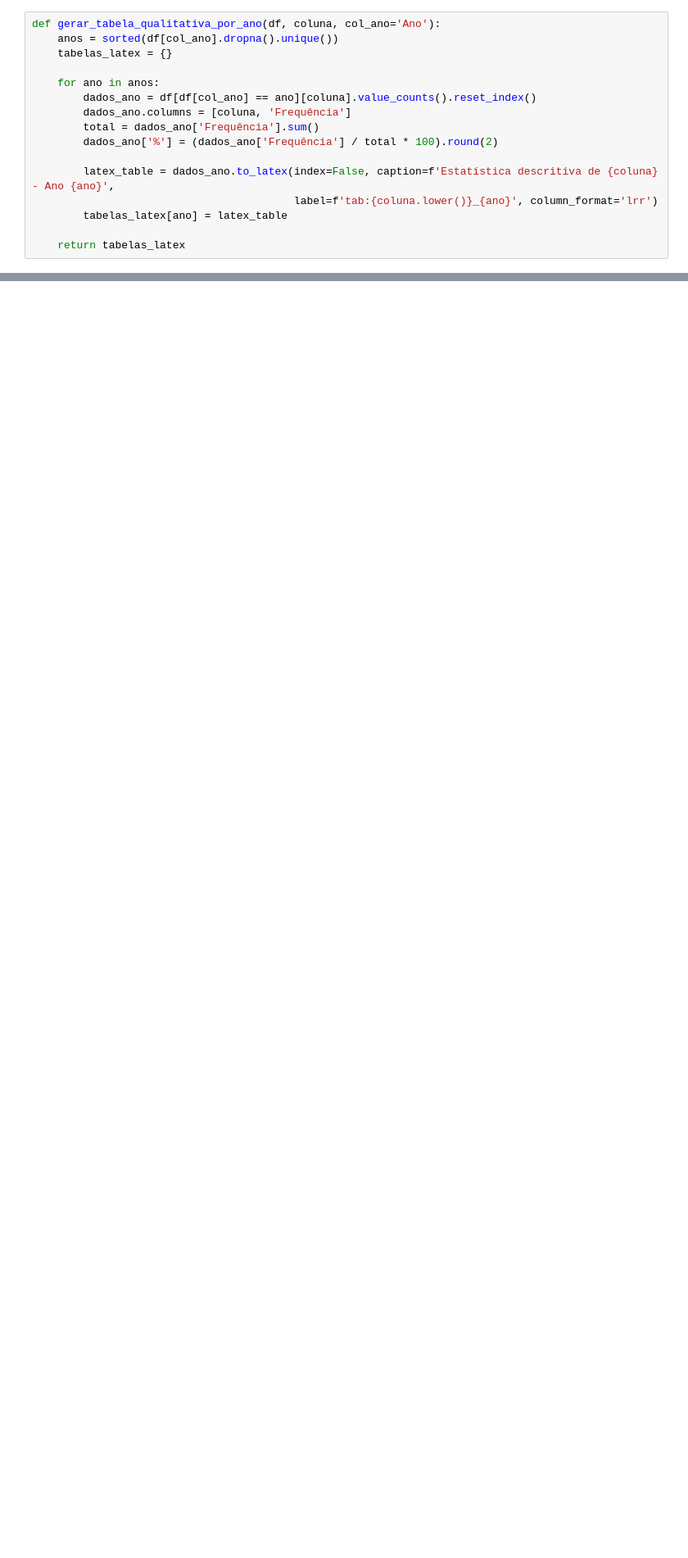
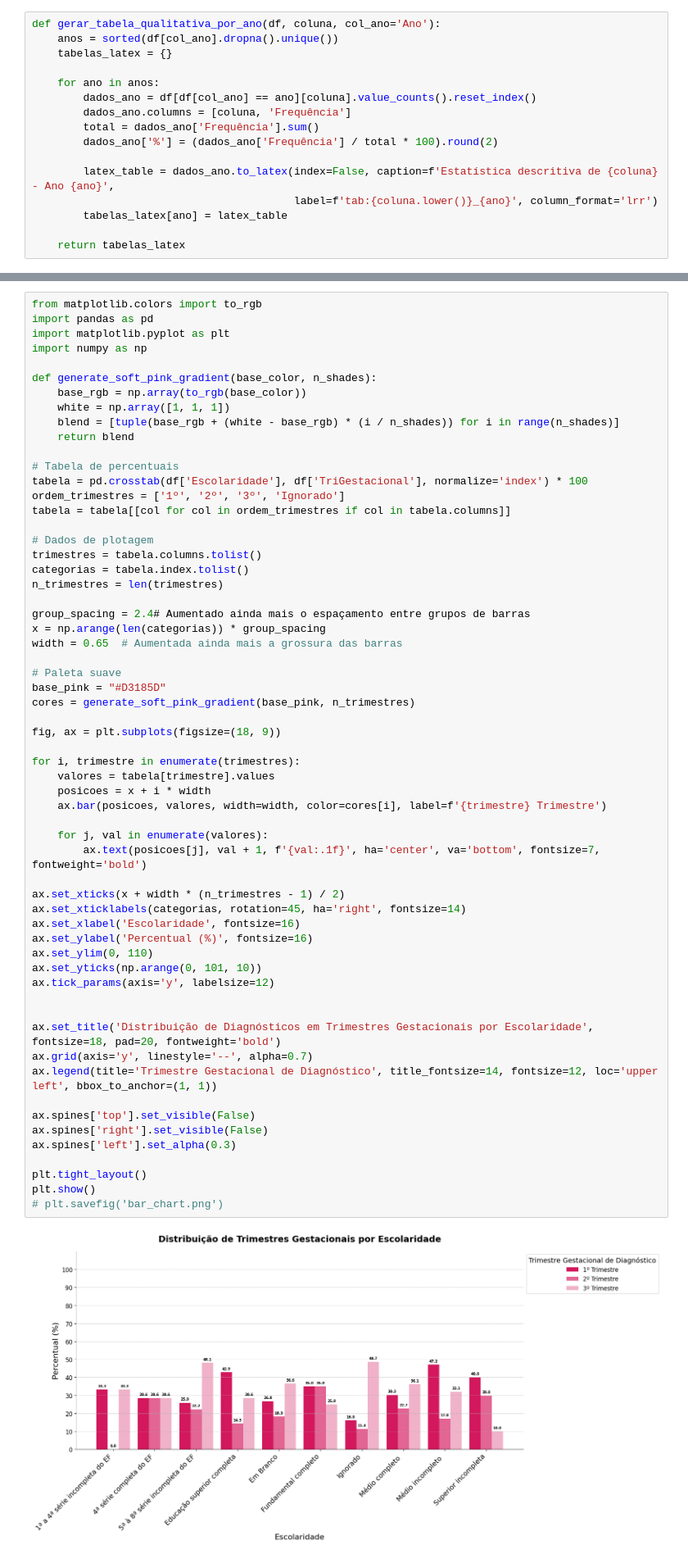
Before and after one commit to jAzz-hub/sifilis_data_analisys, a Jupyter notebook: Code/DataAnalisysDescritiva.ipynb, the cells around one changed output, grey strips where cells are left out. Shown at 82% size. Cells and saved outputs as stored; diff of their text form; blank space fills up the shorter version.

```diff
--- a/Code/DataAnalisysDescritiva.ipynb
+++ b/Code/DataAnalisysDescritiva.ipynb
@@ -726,0 +759,62 @@ KeyError: 'TRATPARC'
+# %%
+from matplotlib.colors import to_rgb
+import pandas as pd
+import matplotlib.pyplot as plt
+import numpy as np
+
+def generate_soft_pink_gradient(base_color, n_shades):
+    base_rgb = np.array(to_rgb(base_color))
+    white = np.array([1, 1, 1])
+    blend = [tuple(base_rgb + (white - base_rgb) * (i / n_shades)) for i in range(n_shades)]
+    return blend
+
+# Tabela de percentuais
+tabela = pd.crosstab(df['Escolaridade'], df['TriGestacional'], normalize='index') * 100
+ordem_trimestres = ['1º', '2º', '3º', 'Ignorado']
+tabela = tabela[[col for col in ordem_trimestres if col in tabela.columns]]
+
+# Dados de plotagem
+trimestres = tabela.columns.tolist()
+categorias = tabela.index.tolist()
+n_trimestres = len(trimestres)
+
+group_spacing = 2.4# Aumentado ainda mais o espaçamento entre grupos de barras
+x = np.arange(len(categorias)) * group_spacing
+width = 0.65  # Aumentada ainda mais a grossura das barras
+
+# Paleta suave
+base_pink = "#D3185D"
+cores = generate_soft_pink_gradient(base_pink, n_trimestres)
+
+fig, ax = plt.subplots(figsize=(18, 9))
+
+for i, trimestre in enumerate(trimestres):
+    valores = tabela[trimestre].values
+    posicoes = x + i * width
+    ax.bar(posicoes, valores, width=width, color=cores[i], label=f'{trimestre} Trimestre')
+
+    for j, val in enumerate(valores):
+        ax.text(posicoes[j], val + 1, f'{val:.1f}', ha='center', va='bottom', fontsize=7, fontweight='bold')
+
+ax.set_xticks(x + width * (n_trimestres - 1) / 2)
+ax.set_xticklabels(categorias, rotation=45, ha='right', fontsize=14)
+ax.set_xlabel('Escolaridade', fontsize=16)
+ax.set_ylabel('Percentual (%)', fontsize=16)
+ax.set_ylim(0, 110)
+ax.set_yticks(np.arange(0, 101, 10))
+ax.tick_params(axis='y', labelsize=12)
+
+
+ax.set_title('Distribuição de Diagnósticos em Trimestres Gestacionais por Escolaridade', fontsize=18, pad=20, fontweight='bold')
+ax.grid(axis='y', linestyle='--', alpha=0.7)
+ax.legend(title='Trimestre Gestacional de Diagnóstico', title_fontsize=14, fontsize=12, loc='upper left', bbox_to_anchor=(1, 1))
+
+ax.spines['top'].set_visible(False)
+ax.spines['right'].set_visible(False)
+ax.spines['left'].set_alpha(0.3)
+
+plt.tight_layout()
+plt.show()
+# plt.savefig('bar_chart.png')
+# %% [output]
+[figure, added]
```
Also changed, not shown: parts of 14 cells of this notebook.
